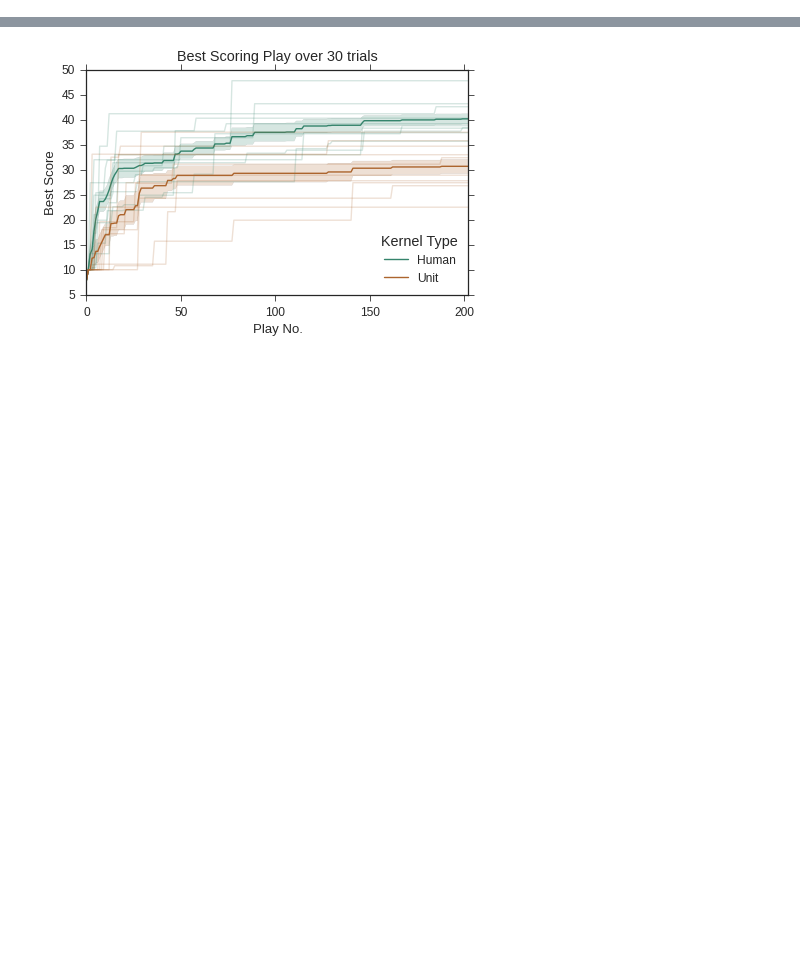
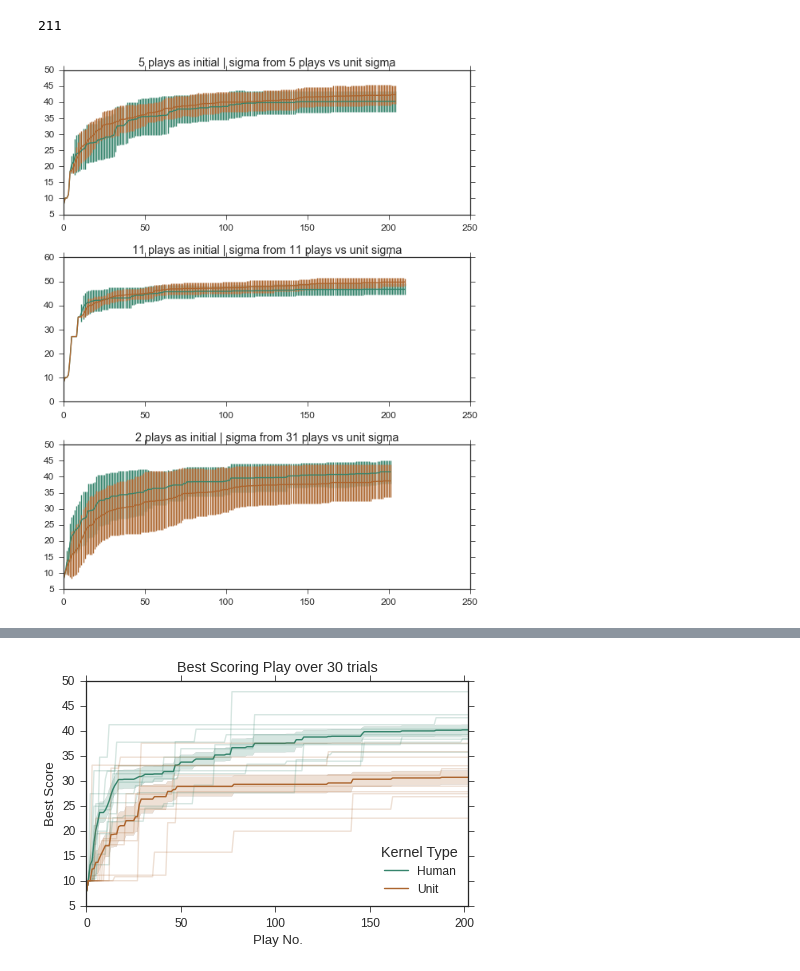
Before and after one commit to DesignInformaticsLab/EcoRacer2016, a Jupyter notebook: Player2/Results.ipynb, the cells around one changed output, grey strips where cells are left out. Saved outputs shown, nothing was run; the diff lists cells and outputs as text; code cells hidden in the pictures; blank space fills up the shorter version.

```diff
--- a/Player2/Results.ipynb
+++ b/Player2/Results.ipynb
@@ -11,3 +11,50 @@ sns.set_style('ticks');
 pal = sns.color_palette('Dark2', n_colors=2, desat=.6)
 sns.set_palette(pal)
 sns.set_context(context='paper', font_scale=1.5)
+# %%
+with open('simulation_04042016.npy') as f:
+    maxD = np.load(f)
+print len(maxD[2][0])
+
+score_5p = np.array([np.array(maxD[0][j]) for j in range(len(maxD[0]))])
+mean_5p = np.mean(score_5p, axis = 0)
+std_5p = np.std(score_5p, axis = 0)
+score_5u = np.array([np.array(maxD[1][j]) for j in range(len(maxD[1]))])
+mean_5u = np.mean(score_5u, axis = 0)
+std_5u = np.std(score_5u, axis = 0)
+
+score_11p = np.array([np.array(maxD[2][j]) for j in range(len(maxD[2]))])
+mean_11p = np.mean(score_11p, axis = 0)
+std_11p = np.std(score_11p, axis = 0)
+score_11u = np.array([np.array(maxD[3][j]) for j in range(len(maxD[3]))])
+mean_11u = np.mean(score_11u, axis = 0)
+std_11u = np.std(score_11u, axis = 0)
+
+score_31p = np.array([np.array(maxD[4][j]) for j in range(len(maxD[2]))])
+mean_31p = np.mean(score_31p, axis = 0)
+std_31p = np.std(score_31p, axis = 0)
+score_31u = np.array([np.array(maxD[5][j]) for j in range(len(maxD[3]))])
+mean_31u = np.mean(score_31u, axis = 0)
+std_31u = np.std(score_31u, axis = 0)
+
+plt.figure(figsize=(8,10))
+plt.subplot(3,1,1)
+plt.errorbar(range(mean_5p.size), mean_5p, yerr=std_5p)
+plt.errorbar(range(mean_5u.size), mean_5u, yerr=std_5u)
+plt.title('5 plays as initial | sigma from 5 plays vs unit sigma')
+
+plt.subplot(3,1,2)
+plt.errorbar(range(mean_11p.size), mean_11p, yerr=std_11p)
+plt.errorbar(range(mean_11u.size), mean_11u, yerr=std_11u)
+plt.title('11 plays as initial | sigma from 11 plays vs unit sigma')
+
+plt.subplot(3,1,3)
+plt.errorbar(range(mean_31p.size), mean_31p, yerr=std_31p)
+plt.errorbar(range(mean_31u.size), mean_31u, yerr=std_31u)
+plt.title('2 plays as initial | sigma from 31 plays vs unit sigma')
+
+plt.tight_layout()
+plt.show()
+# %% [output]
+211
+[figure, added]
```
Also changed, not shown: parts of 6 cells of this notebook, 23 other files.
